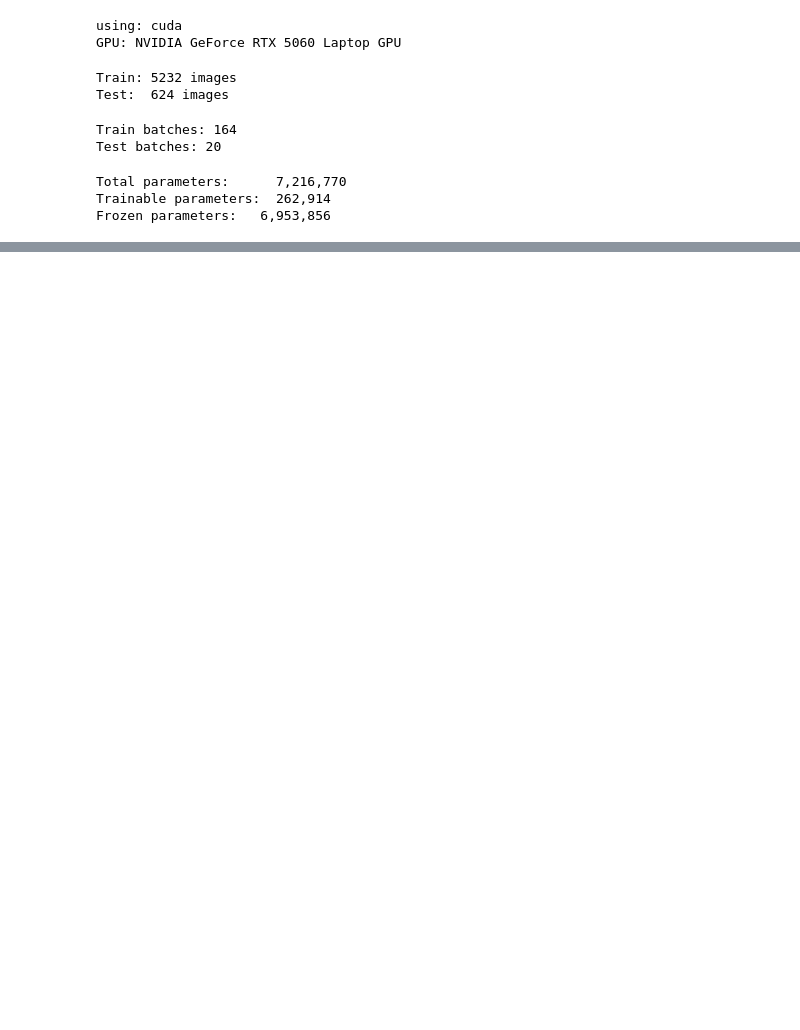
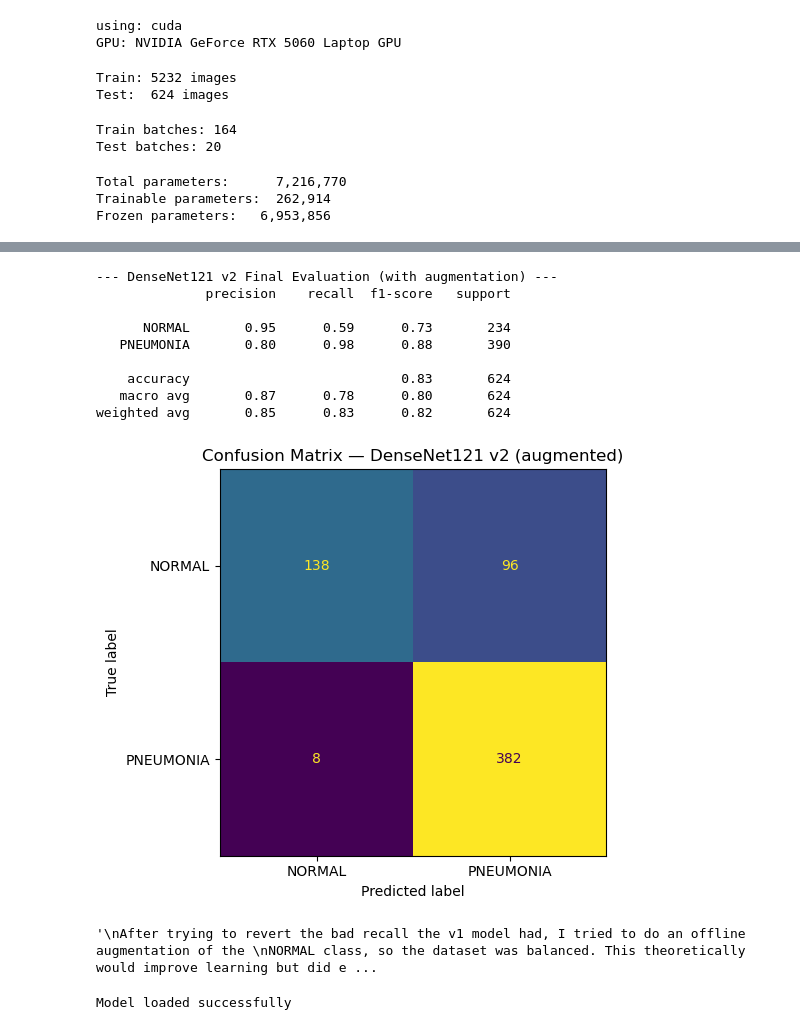
Before and after one commit to pedromedinatech/pneumonia-detection, a Jupyter notebook: 03-dl_pipeline.ipynb, the cells around one changed output, grey strips where cells are left out. Drawn from its saved outputs; the diff is of its cells as text; code cells hidden in the pictures; blank space fills up the shorter version.

Commit message:
feat: add DenseNet121 transfer learning pipeline

```diff
--- a/03-dl_pipeline.ipynb
+++ b/03-dl_pipeline.ipynb
@@ -280,0 +328,3 @@ weighted avg       0.89      0.88      0.88       624
+# %%
+model_v2 = build_model()
+print("v2 model initialized from scratch")
@@ -280,0 +392,35 @@ weighted avg       0.89      0.88      0.88       624
+# %%
+model_v2.eval()
+all_preds_v2, all_labels_v2 = [], []
+
+with torch.no_grad():
+    for images, labels in test_loader:
+        images, labels = images.to(device), labels.to(device)
+        outputs = model_v2(images)
+        _, predicted = torch.max(outputs, 1)
+        all_preds_v2.extend(predicted.cpu().numpy())
+        all_labels_v2.extend(labels.cpu().numpy())
+
+all_preds_v2  = np.array(all_preds_v2)
+all_labels_v2 = np.array(all_labels_v2)
+
+print("--- DenseNet121 v2 Final Evaluation (with augmentation) ---")
+print(classification_report(all_labels_v2, all_preds_v2, target_names=["NORMAL", "PNEUMONIA"]))
+
+cm_v2 = confusion_matrix(all_labels_v2, all_preds_v2)
+disp_v2 = ConfusionMatrixDisplay(cm_v2, display_labels=["NORMAL", "PNEUMONIA"])
+disp_v2.plot(colorbar=False)
+plt.title("Confusion Matrix — DenseNet121 v2 (augmented)")
+plt.tight_layout()
+plt.show()
+# %% [output]
+--- DenseNet121 v2 Final Evaluation (with augmentation) ---
+              precision    recall  f1-score   support
+
+      NORMAL       0.95      0.59      0.73       234
+   PNEUMONIA       0.80      0.98      0.88       390
+
+    accuracy                           0.83       624
+   macro avg       0.87      0.78      0.80       624
+weighted avg       0.85      0.83      0.82       624
+[figure, added]
@@ -280,0 +429,17 @@ weighted avg       0.89      0.88      0.88       624
+# %%
+"""
+After trying to revert the bad recall the v1 model had, I tried to do an offline augmentation of the
+NORMAL class, so the dataset was balanced. This theoretically would improve learning but did exactly
+the opposite, the model learned the artificial transformations (result of the augmentation) instead
+of learning to generalize better.
+"""
+# %% [output]
+'\nAfter trying to revert the bad recall the v1 model had, I tried to do an offline augmentation of the \nNORMAL class, so the dataset was balanced. This theoretically would improve learning but did e ...
+# %%
+# Load v1 model
+model_gradcam = build_model()
+model_gradcam.load_state_dict(torch.load("densenet121_v1.pth", map_location=device))
+model_gradcam.eval()
+print("Model loaded successfully")
+# %% [output]
+Model loaded successfully
```
Also changed, not shown: parts of 18 cells of this notebook.
